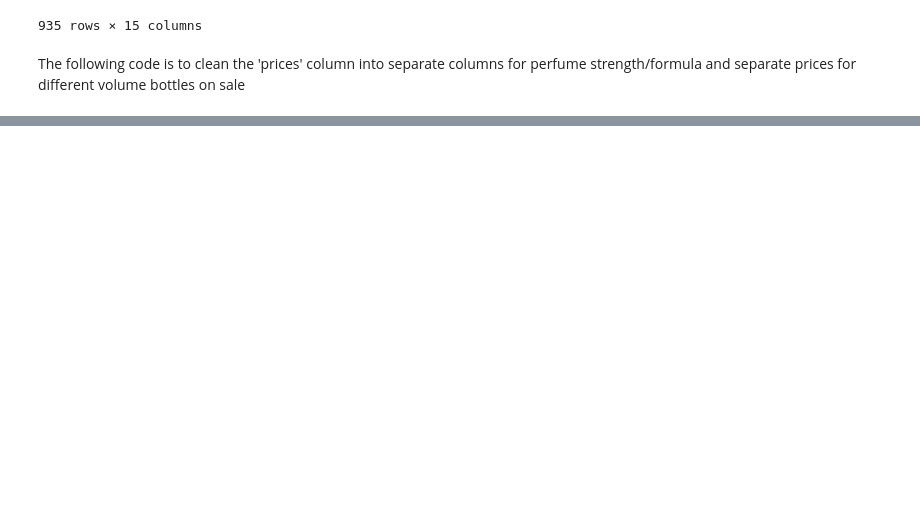
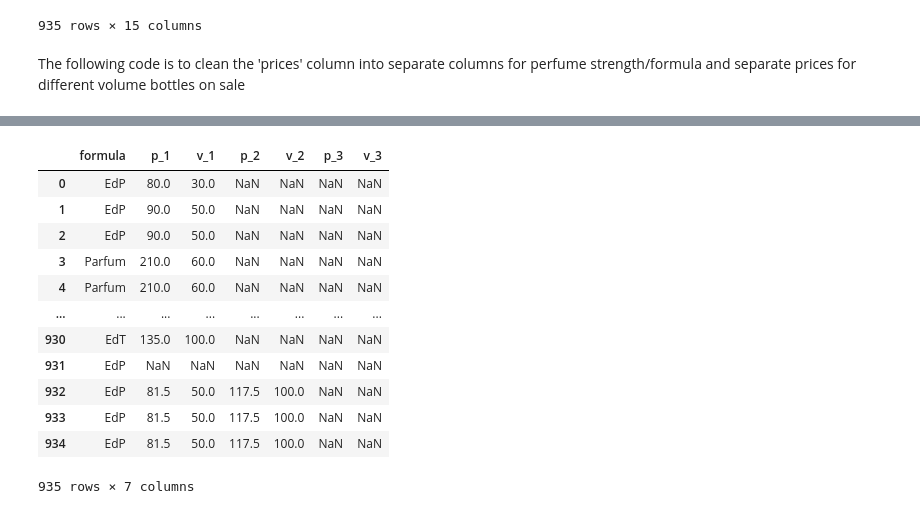
Before and after one commit to emm-sam/Perfume-Analytics, a Jupyter notebook: data_cleaning.ipynb, the cells around one changed output, grey strips where cells are left out. Cells and saved outputs as stored; diff of their text form; code cells hidden in the pictures; blank space fills up the shorter version.

```diff
--- a/data_cleaning.ipynb
+++ b/data_cleaning.ipynb
@@ -113,0 +140,33 @@ Name: 934, dtype: object
+# %%
+# group by brand
+# some basic summary things
+# group by gender
+# group by bestseller
+# group by exclusive
+
+# print(up_todate.formula.value_counts())
+
+# up_todate = up_todate.drop(['price_1', 'price_2', 'price_3'], axis = 1)
+
+up_todate.p_1 = pd.to_numeric(up_todate.p_1, errors='coerce')
+up_todate.p_2 = pd.to_numeric(up_todate.p_2, errors='coerce')
+up_todate.p_3 = pd.to_numeric(up_todate.p_3, errors='coerce')
+up_todate.v_1 = pd.to_numeric(up_todate.v_1, errors='coerce')
+up_todate.v_2 = pd.to_numeric(up_todate.v_2, errors='coerce')
+up_todate.v_3 = pd.to_numeric(up_todate.v_3, errors='coerce')
+
+up_todate
+# %% [output]
+|  | formula | p_1 | v_1 | p_2 | v_2 | p_3 | v_3 |
+| 0 | EdP | 80.0 | 30.0 | NaN | NaN | NaN | NaN |
+| 1 | EdP | 90.0 | 50.0 | NaN | NaN | NaN | NaN |
+| 2 | EdP | 90.0 | 50.0 | NaN | NaN | NaN | NaN |
+| 3 | Parfum | 210.0 | 60.0 | NaN | NaN | NaN | NaN |
+| 4 | Parfum | 210.0 | 60.0 | NaN | NaN | NaN | NaN |
+| ... | ... | ... | ... | ... | ... | ... | ... |
+| 930 | EdT | 135.0 | 100.0 | NaN | NaN | NaN | NaN |
+| 931 | EdP | NaN | NaN | NaN | NaN | NaN | NaN |
+| 932 | EdP | 81.5 | 50.0 | 117.5 | 100.0 | NaN | NaN |
+| 933 | EdP | 81.5 | 50.0 | 117.5 | 100.0 | NaN | NaN |
+| 934 | EdP | 81.5 | 50.0 | 117.5 | 100.0 | NaN | NaN |
+935 rows × 7 columns
```
Also changed, not shown: parts of 5 cells of this notebook.
